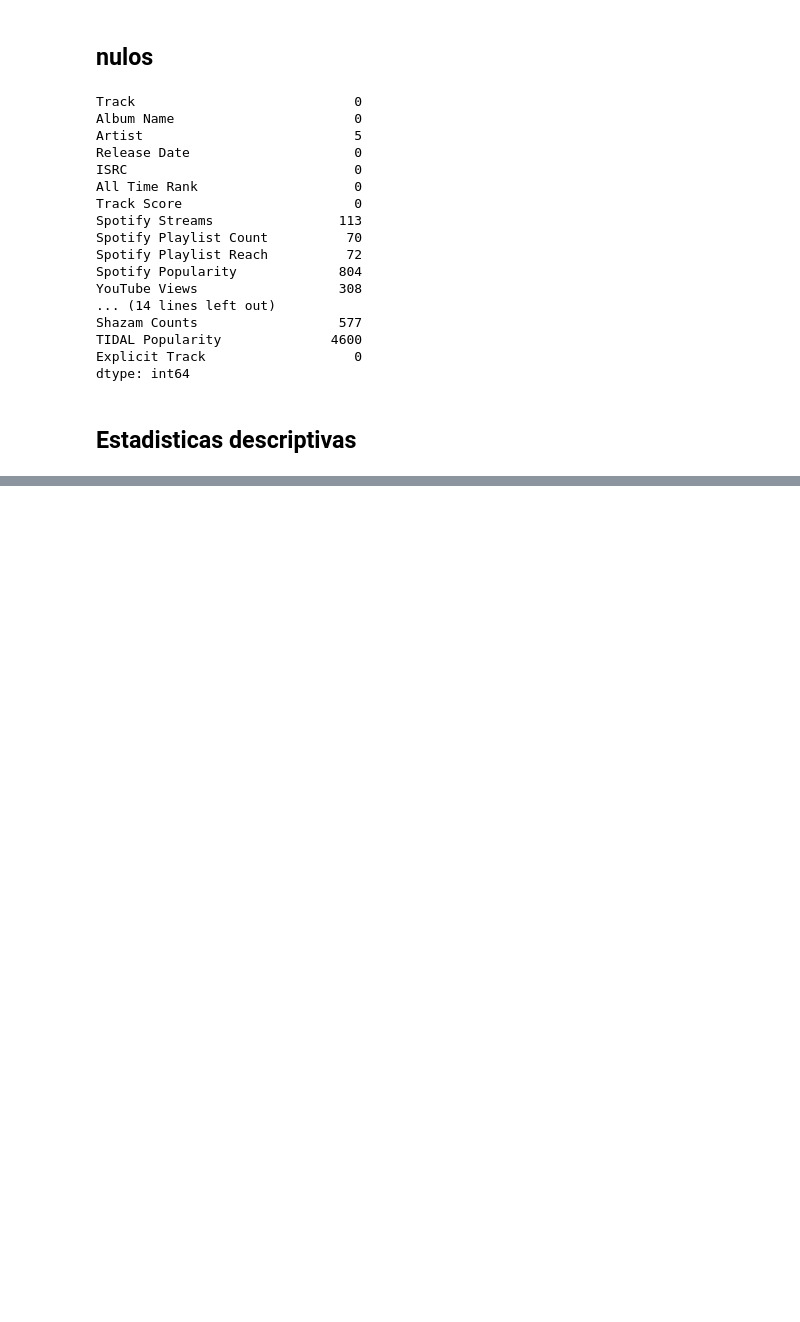
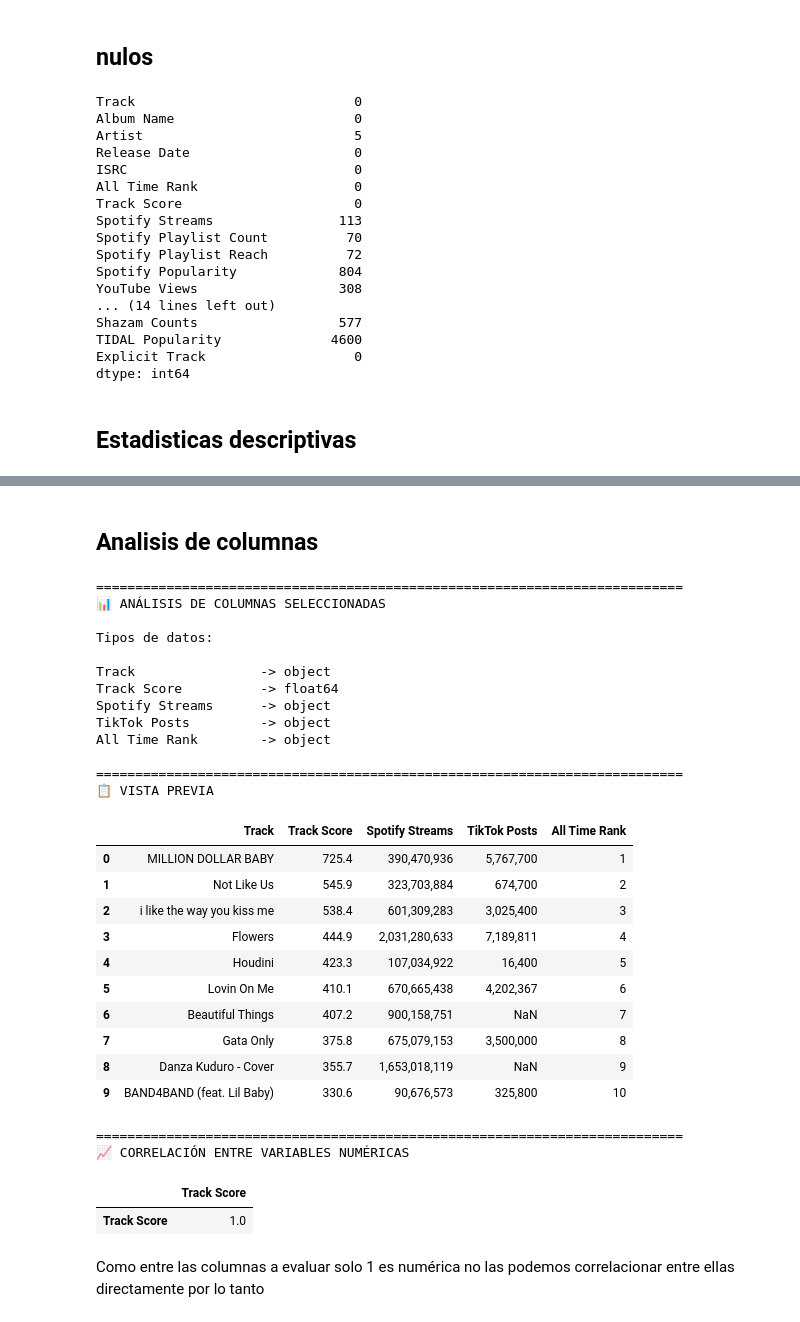
Before and after one commit to JoaquinCampos22155/machine_learning_T1, a Jupyter notebook: machinetarea1.ipynb, the cells around one changed output, grey strips where cells are left out. Drawn from its saved outputs; the diff is of its cells as text; code cells hidden in the pictures; blank space fills up the shorter version.

```diff
--- a/machinetarea1.ipynb
+++ b/machinetarea1.ipynb
@@ -113,3 +114,72 @@ df.describe()
 | 50% | 29.900000 | 67.000000 | 28.00000 | 15.000000 | 17.000000 | ... |
 | 75% | 44.425000 | 73.000000 | 70.00000 | 37.000000 | 34.000000 | ... |
 | max | 725.400000 | 96.000000 | 859.00000 | 632.000000 | 210.000000 | ... |
+# %% [markdown]
+## Analisis de columnas
+# %%
+selected_columns = [
+    "Track",
+    "Track Score",
+    "Spotify Streams",
+    "TikTok Posts",
+    "All Time Rank"
+]
+
+print("=" * 75)
+print("ANÁLISIS DE COLUMNAS SELECCIONADAS")
+
+print("\nTipos de datos:\n")
+
+for column in selected_columns:
+    print(f"{column:<20} -> {df[column].dtype}")
+
+print("\n" + "=" * 75)
+print("VISTA PREVIA")
+
+display(df[selected_columns].head(10))
+
+
+print("\n" + "=" * 75)
+print("CORRELACIÓN ENTRE VARIABLES NUMÉRICAS")
+
+numeric_columns = [
+    "Track Score",
+    "Spotify Streams",
+    "TikTok Posts",
+    "All Time Rank"
+]
+
+correlation = df[numeric_columns].corr(numeric_only=True)
+
+display(correlation)
+# %% [output]
+===========================================================================
+📊 ANÁLISIS DE COLUMNAS SELECCIONADAS
+
+Tipos de datos:
+
+Track                -> object
+Track Score          -> float64
+Spotify Streams      -> object
+TikTok Posts         -> object
+All Time Rank        -> object
+
+===========================================================================
+📋 VISTA PREVIA
+|  | Track | Track Score | Spotify Streams | TikTok Posts | All Time Rank |
+| 0 | MILLION DOLLAR BABY | 725.4 | 390,470,936 | 5,767,700 | 1 |
+| 1 | Not Like Us | 545.9 | 323,703,884 | 674,700 | 2 |
+| 2 | i like the way you kiss me | 538.4 | 601,309,283 | 3,025,400 | 3 |
+| 3 | Flowers | 444.9 | 2,031,280,633 | 7,189,811 | 4 |
+| 4 | Houdini | 423.3 | 107,034,922 | 16,400 | 5 |
+| 5 | Lovin On Me | 410.1 | 670,665,438 | 4,202,367 | 6 |
+| 6 | Beautiful Things | 407.2 | 900,158,751 | NaN | 7 |
+| 7 | Gata Only | 375.8 | 675,079,153 | 3,500,000 | 8 |
+| 8 | Danza Kuduro - Cover | 355.7 | 1,653,018,119 | NaN | 9 |
+| 9 | BAND4BAND (feat. Lil Baby) | 330.6 | 90,676,573 | 325,800 | 10 |
+===========================================================================
+📈 CORRELACIÓN ENTRE VARIABLES NUMÉRICAS
+|  | Track Score |
+| Track Score | 1.0 |
+# %% [markdown]
+Como entre las columnas a evaluar solo 1 es numérica no las podemos correlacionar entre ellas directamente por lo tanto
```
Also changed, not shown: parts of 16 cells of this notebook.
